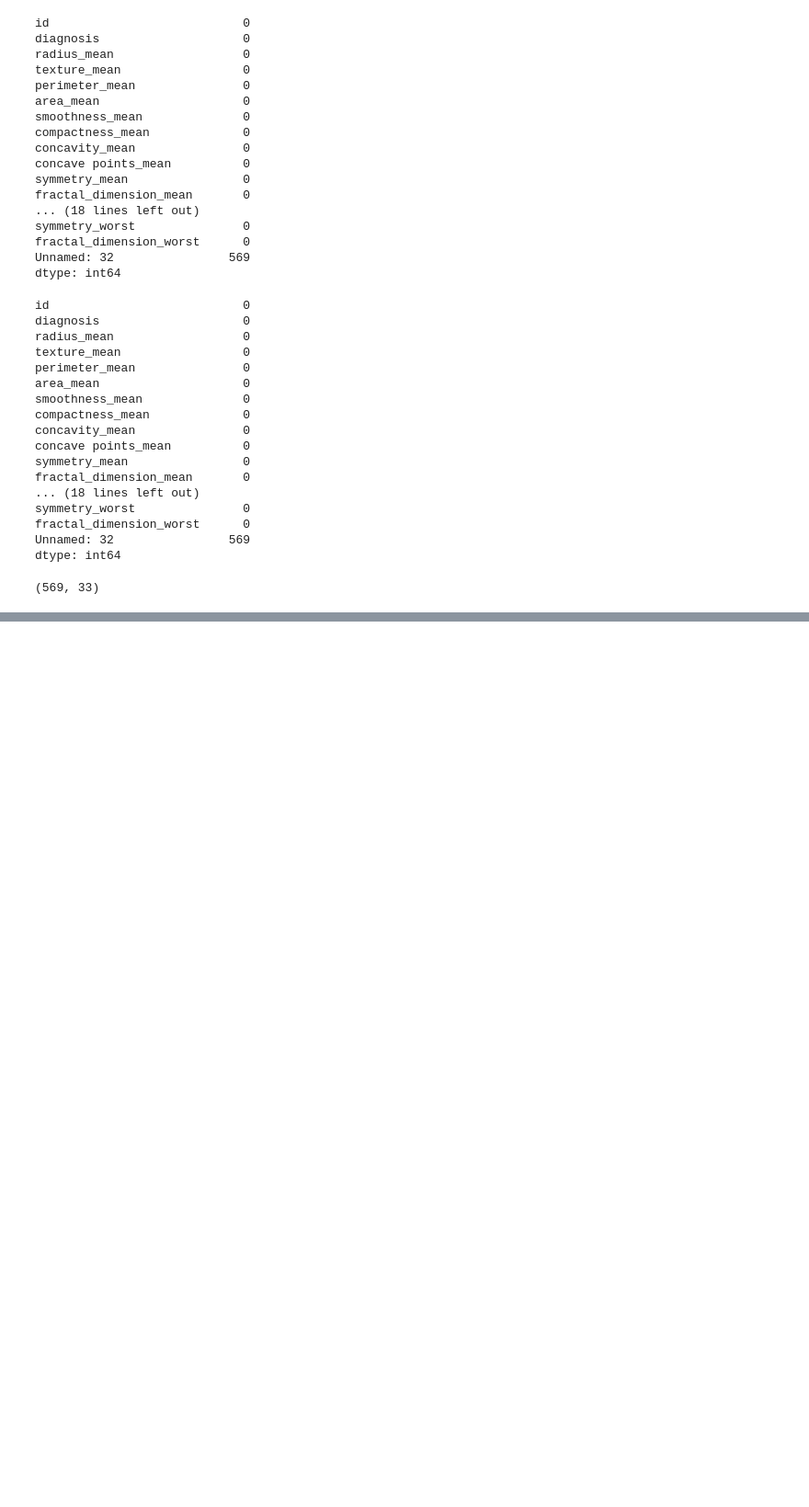
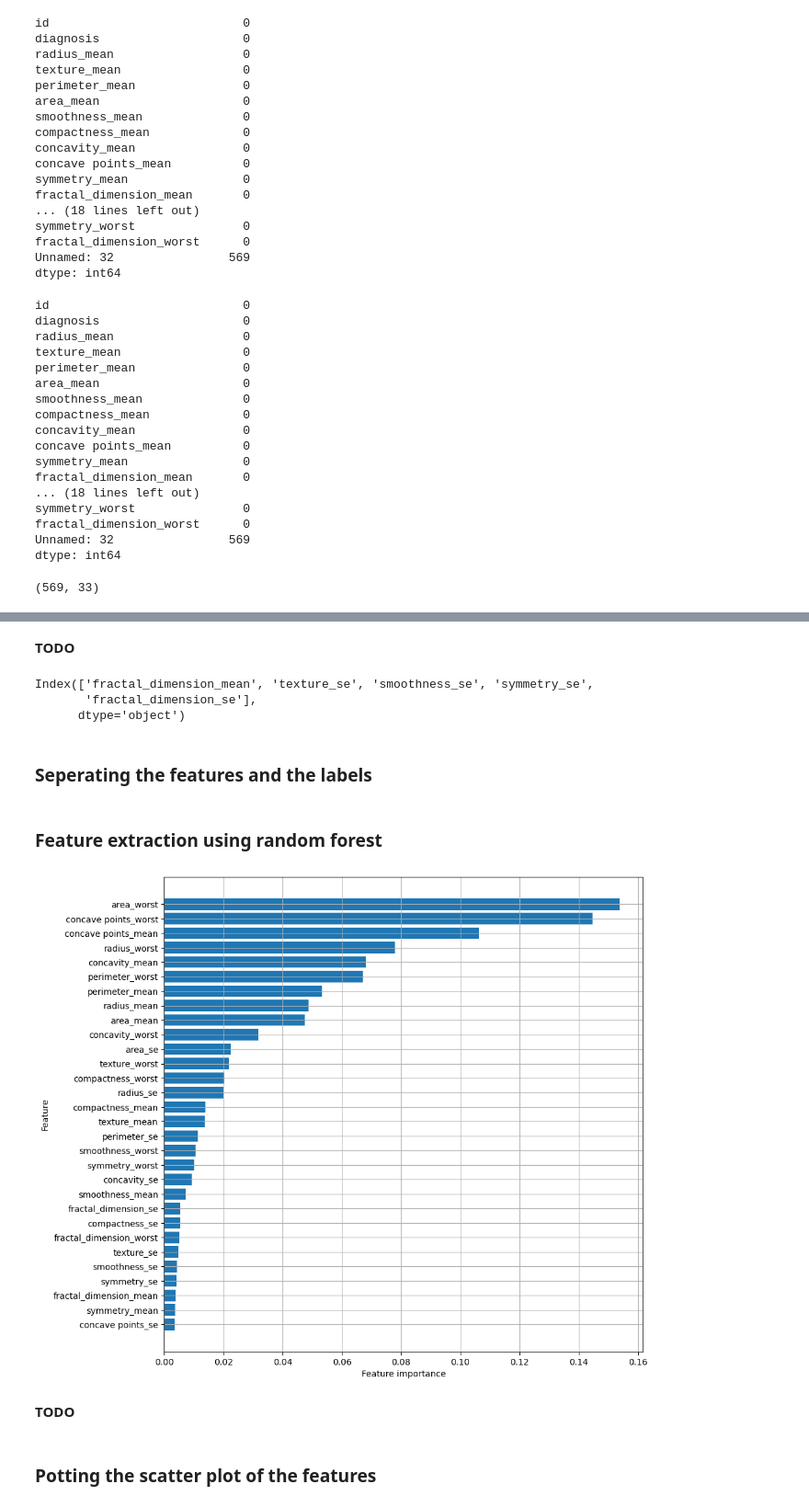
Before and after one commit to ErfanRasti/DataMining-Projects, a Jupyter notebook: MultiLayerPerceptronProject/main.ipynb, the cells around one changed output, grey strips where cells are left out. Shown at 92% size. Saved outputs shown, nothing was run; the diff lists cells and outputs as text; code cells hidden in the pictures; blank space fills up the shorter version.

```diff
--- a/MultiLayerPerceptronProject/main.ipynb
+++ b/MultiLayerPerceptronProject/main.ipynb
@@ -69,0 +159,38 @@ data.dropna(axis=1, inplace=True)
+# %% [markdown]
+**TODO**
+# %%
+mask = corr_mat_abs['diagnosis'] <= 0.1
+less_corr_feat = corr_mat_abs[mask]['diagnosis'].index
+less_corr_feat
+# %% [output]
+Index(['fractal_dimension_mean', 'texture_se', 'smoothness_se', 'symmetry_se',
+       'fractal_dimension_se'],
+      dtype='object')
+# %% [markdown]
+### Seperating the features and the labels
+# %%
+X_train = train_data.drop(['diagnosis'], axis=1)
+X_test = test_data.drop(['diagnosis'], axis=1)
+
+y_train = train_data['diagnosis']
+y_test = test_data['diagnosis']
+# %% [markdown]
+### Feature extraction using random forest
+# %%
+rnd_frst_clf = RandomForestClassifier(n_estimators=100, random_state=42)
+
+rnd_frst_clf.fit(X_train, y_train)
+
+feat_ind = list(zip(X_train.columns,
+                    rnd_frst_clf.feature_importances_))
+feat_ind.sort(key=lambda x: x[1])
+fig = plt.figure(figsize=(10, 10))
+plt.barh([x[0] for x in feat_ind], [x[1] for x in feat_ind])
+plt.xlabel('Feature importance')
+plt.ylabel('Feature')
+plt.grid()
+plt.show()
+# %% [output]
+[figure, added]
+# %% [markdown]
+**TODO**
@@ -69,0 +200,2 @@ data.dropna(axis=1, inplace=True)
+# %% [markdown]
+### Potting the scatter plot of the features
```
Also changed, not shown: parts of 29 cells of this notebook, 1 other file.
